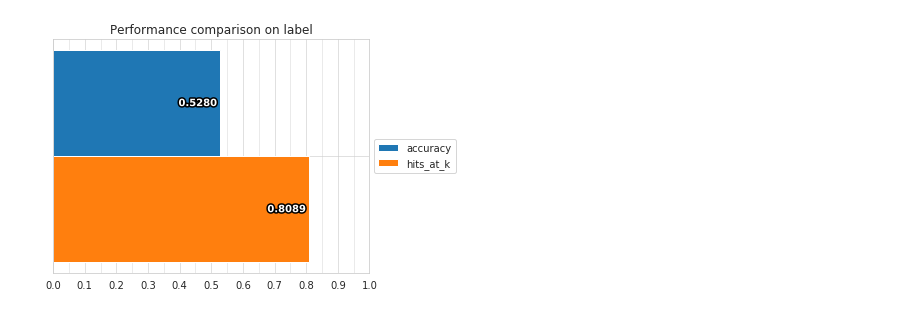
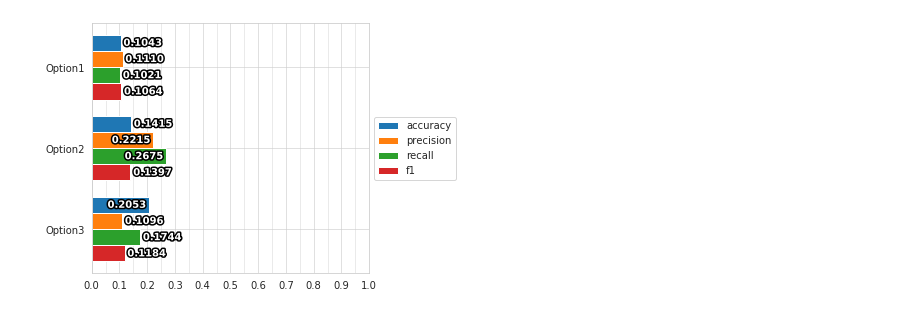
Before and after one commit to ludwig-ai/ludwig, a Jupyter notebook: examples/mnist/visualize_model_test_results.ipynb, the cells around one changed output. Cells and saved outputs as stored; diff of their text form; code cells hidden in the pictures.

```diff
--- a/examples/mnist/visualize_model_test_results.ipynb
+++ b/examples/mnist/visualize_model_test_results.ipynb
@@ -86,10 +64,14 @@ INFO:tensorflow:Restoring parameters from ./results/multiple_experiment_Option3/
-# %%
-compare_performance(
-  [test_stats],
-  'label',
-  model_names=None,
-  output_directory='./viz2',
-  file_format='png'
-)
-# %% [output]
-[figure, removed]
+# %%
+train_json = load_json('./results/multiple_experiment_Option1/model/train_set_metadata.json')
+compare_classifiers_performance_from_pred(
+  preds_list,
+  test_df['label'].to_numpy().astype('int'),
+  train_json,
+  'label',
+  4,
+  model_names=models_list,
+  output_directory='./viz2',
+  file_format='png'
+)
+# %% [output]
+[figure, added]
```
Also changed, not shown: parts of 10 cells of this notebook.
